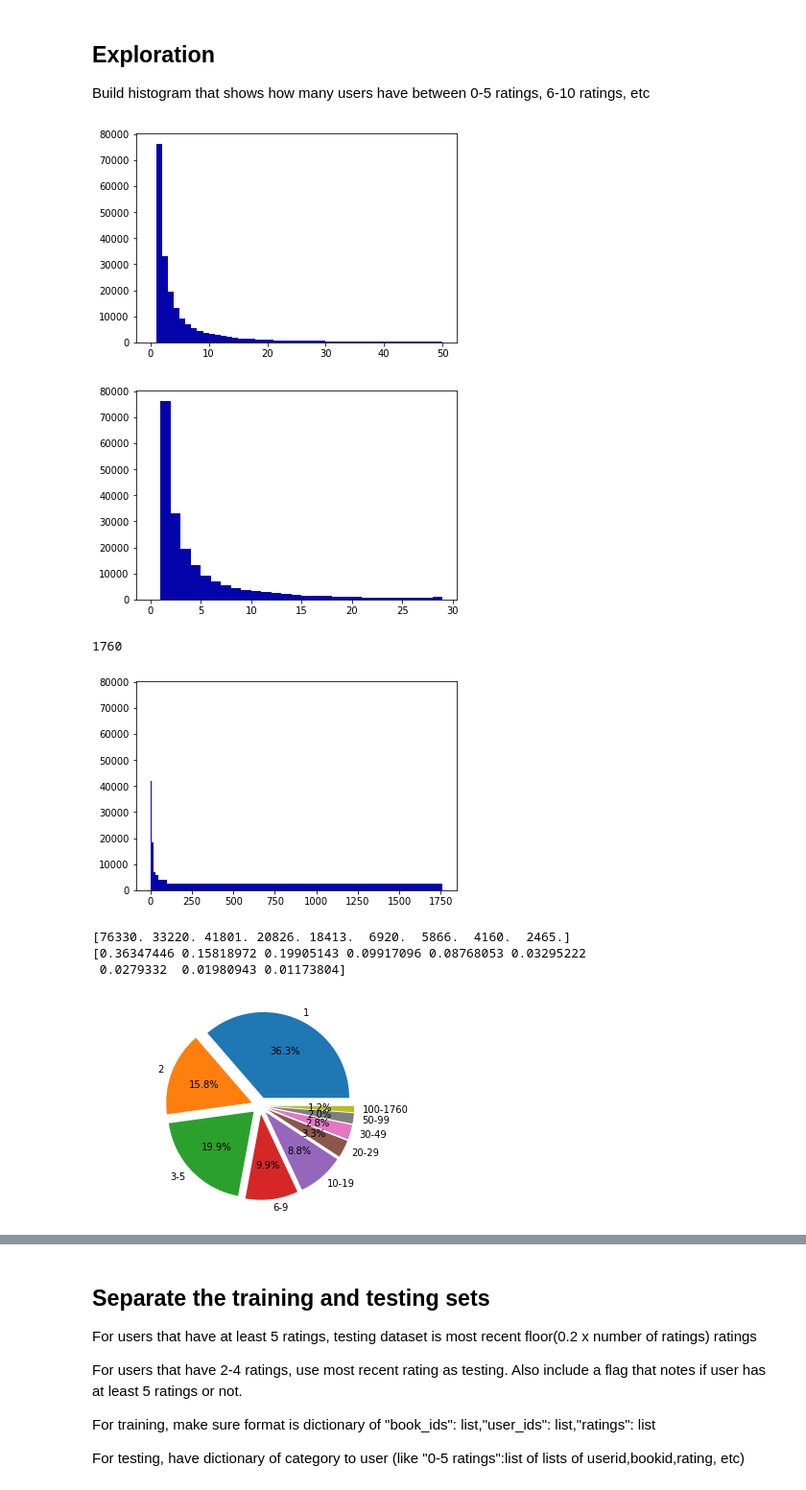
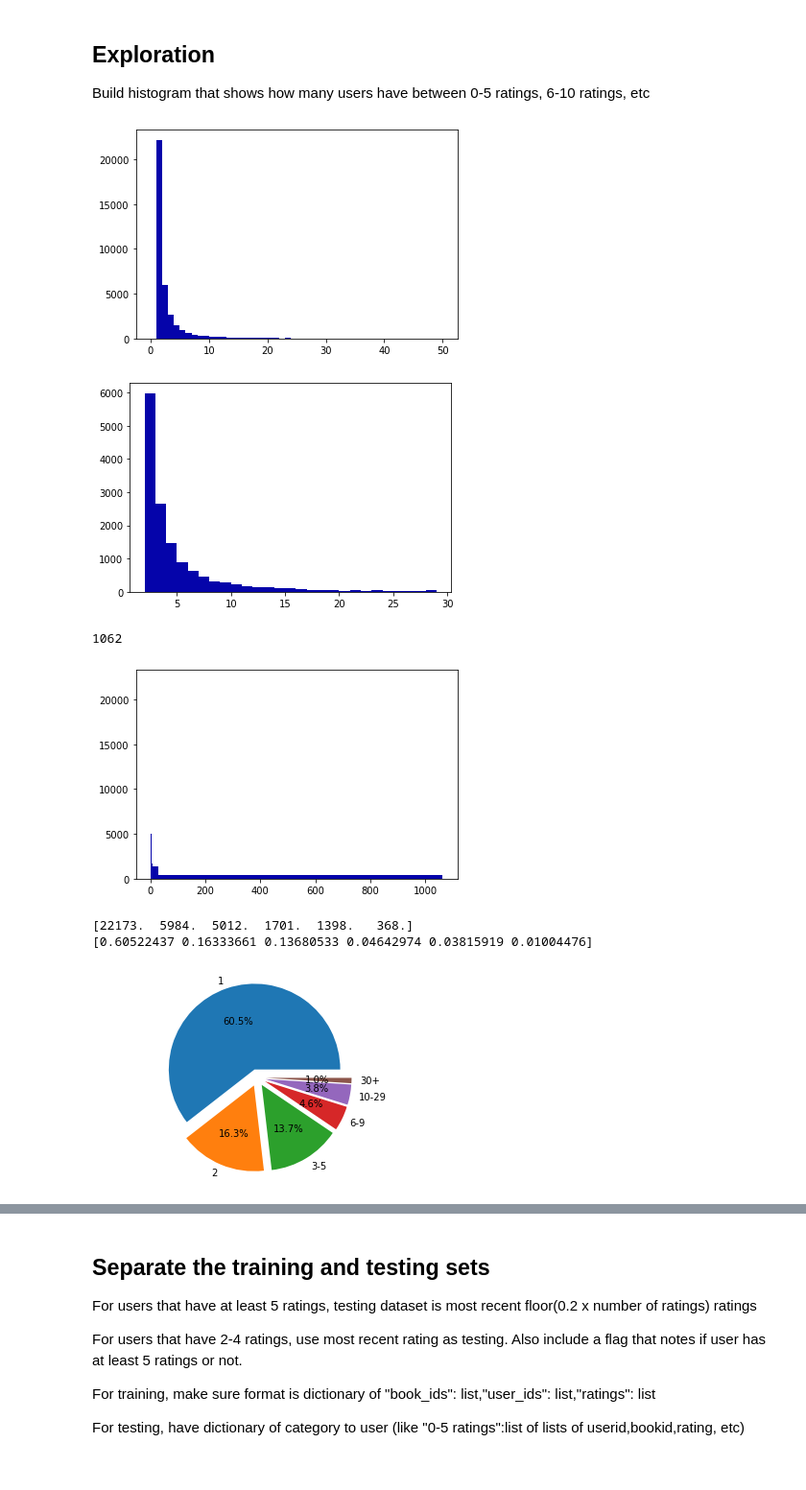
Before and after one commit to awang288/CourseProject, a Jupyter notebook: Collaborative Filtering Rec System.ipynb, the cells around one changed output, grey strips where cells are left out. Shown: that part at 96% size. Saved outputs shown, nothing was run; the diff lists cells and outputs as text; code cells hidden in the pictures.

```diff
--- a/Collaborative Filtering Rec System.ipynb
+++ b/Collaborative Filtering Rec System.ipynb
@@ -5,7 +5,7 @@ import gzip
 import json
 import pandas as pd
 
-filename="goodreads_reviews_history_biography_cleaned.json.gz"
+filename="goodreads_reviews_poetry_cleaned.json.gz"
 
 with gzip.GzipFile(filename, 'r',) as fin:
     data=[]
@@ -56,35 +56,34 @@ counts=np.array(counts)
 # %%
 n, bins, patches = plt.hist(x=counts, bins=50, range=(0,50), color='#0504aa')
 # %% [output]
-[figure, old version]
+[figure, new version]
 # %%
-n, bins, patches = plt.hist(x=counts, bins=[i for i in range(0,30)], range=(0,30), color='#0504aa')
+n, bins, patches = plt.hist(x=counts, bins=[i for i in range(2,30)], range=(2,30), color='#0504aa')
 # %% [output]
-[figure, old version]
+[figure, new version]
 # %%
 max(counts)
 # %% [output]
-1760
+1062
 # %%
-n, bins, patches = plt.hist(x=counts, bins=[1,2,3,6,10,20,30,50,100,1760], color='#0504aa')
+n, bins, patches = plt.hist(x=counts, bins=[1,2,3,6,10,30,1062], color='#0504aa')
 # %% [output]
-[figure, old version]
+[figure, new version]
 # %%
 print(n)
 print(n/sum(n))
 # %% [output]
-[76330. 33220. 41801. 20826. 18413.  6920.  5866.  4160.  2465.]
-[0.36347446 0.15818972 0.19905143 0.09917096 0.08768053 0.03295222
- 0.0279332  0.01980943 0.01173804]
+[22173.  5984.  5012.  1701.  1398.   368.]
+[0.60522437 0.16333661 0.13680533 0.04642974 0.03815919 0.01004476]
 # %%
-labels=["1","2","3-5","6-9","10-19","20-29","30-49","50-99","100-1760"]
+labels=["1","2","3-5","6-9","10-29","30+"]
 sizes=n/sum(n)
 fig1, ax1 = plt.subplots()
-ax1.pie(sizes, explode=[0.1 for i in range(9)],labels=labels, autopct='%1.1f%%')
+ax1.pie(sizes, explode=[0.1 for i in range(6)],labels=labels, autopct='%1.1f%%')
 ax1.axis('equal')
 plt.show()
 # %% [output]
-[figure, old version]
+[figure, new version]
 # %%
 plt.bar(labels,n)
 # %% [output]
```
Also changed, not shown: parts of 5 cells of this notebook.
